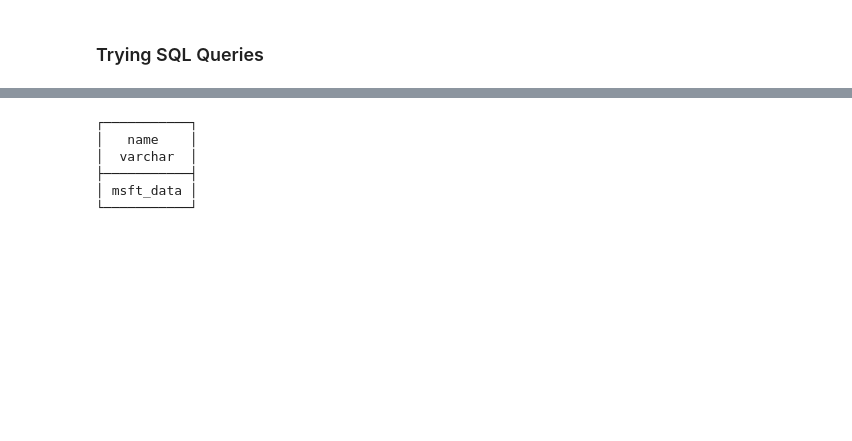
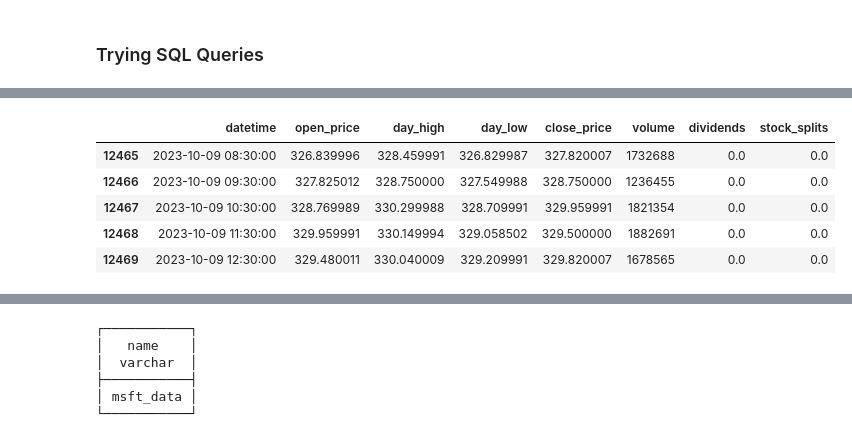
Before and after one commit to zhiyiyi/stock-price-predition, a Jupyter notebook: src/etl/experimental_code.ipynb, the cells around one changed output, grey strips where cells are left out. Cells and saved outputs as stored; diff of their text form; code cells hidden in the pictures; blank space fills up the shorter version.

```diff
--- a/src/etl/experimental_code.ipynb
+++ b/src/etl/experimental_code.ipynb
@@ -114,0 +261,10 @@ conn = duckdb.connect("stock_data.duckdb", read_only=True)
+# %%
+df = con.sql("SELECT * FROM stocks_clouddb.msft_data").fetchdf().copy()
+df.tail()
+# %% [output]
+|  | datetime | open_price | day_high | day_low | close_price | volume | dividends | stock_splits |
+| 12465 | 2023-10-09 08:30:00 | 326.839996 | 328.459991 | 326.829987 | 327.820007 | 1732688 | 0.0 | 0.0 |
+| 12466 | 2023-10-09 09:30:00 | 327.825012 | 328.750000 | 327.549988 | 328.750000 | 1236455 | 0.0 | 0.0 |
+| 12467 | 2023-10-09 10:30:00 | 328.769989 | 330.299988 | 328.709991 | 329.959991 | 1821354 | 0.0 | 0.0 |
+| 12468 | 2023-10-09 11:30:00 | 329.959991 | 330.149994 | 329.058502 | 329.500000 | 1882691 | 0.0 | 0.0 |
+| 12469 | 2023-10-09 12:30:00 | 329.480011 | 330.040009 | 329.209991 | 329.820007 | 1678565 | 0.0 | 0.0 |
```
Also changed, not shown: parts of 25 cells of this notebook, 3 other files.
